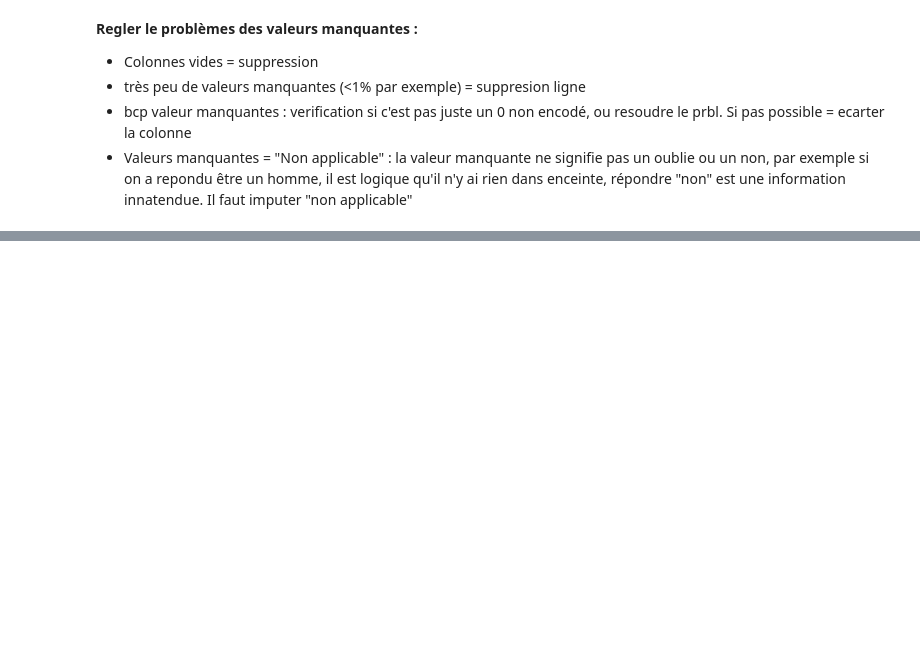
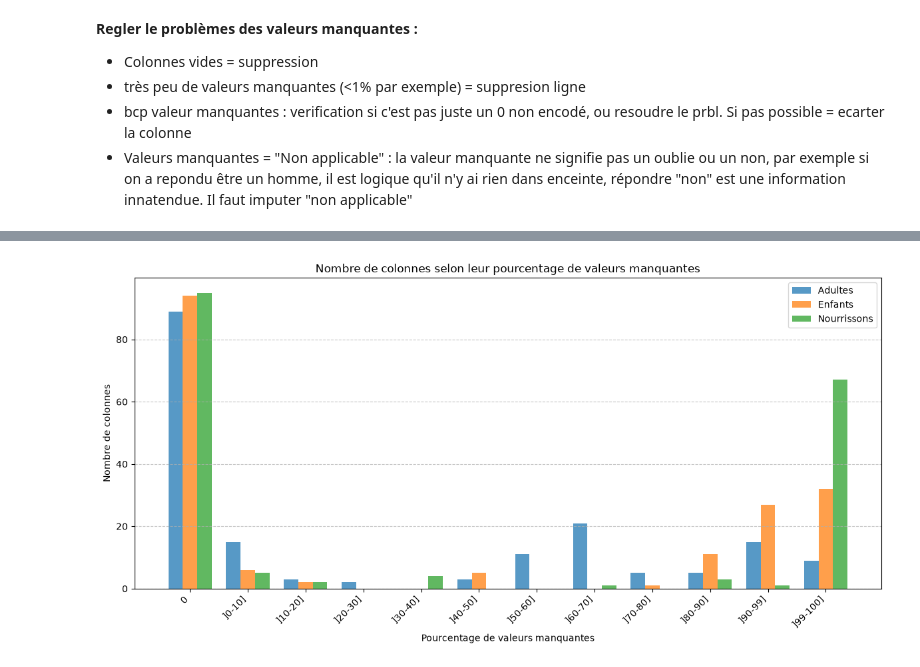
Before and after one commit to Mithrafk/Projet_Collab_Sabine, a Jupyter notebook: TP7/7_projet.ipynb, the cells around one changed output, grey strips where cells are left out. Saved outputs shown, nothing was run; the diff lists cells and outputs as text; code cells hidden in the pictures; blank space fills up the shorter version.

```diff
--- a/TP7/7_projet.ipynb
+++ b/TP7/7_projet.ipynb
@@ -40,3 +40,5 @@ Cette analyse permettra de répondre, par exemple, aux questions suivantes :
 import matplotlib.pyplot as plt
 import numpy as np
 import pandas as pd
+
+NA_APPL = -1  # code "non applicable"
@@ -295,0 +355,6 @@ Colonne 'regime_forme' : 1 valeurs uniques, 84.86% de valeurs manquantes
+# %%
+dfs = sep_age(df, forme_return="dict")
+# afficher_info_colonnes(df, sep=True)
+plot_missing_values_distribution(df, sep=True)
+# %% [output]
+[figure, added]
```
Also changed, not shown: parts of 39 cells of this notebook, 3 other files.
